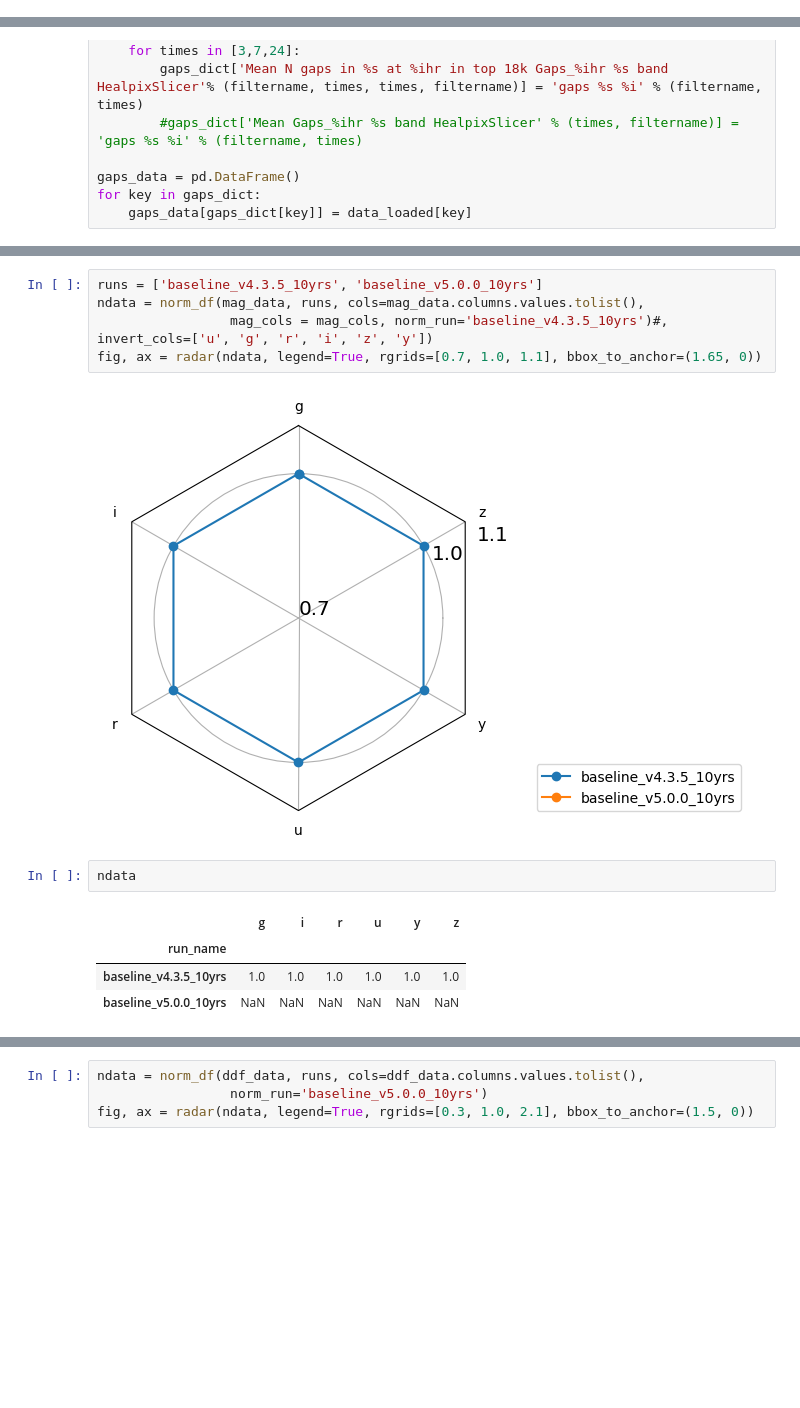
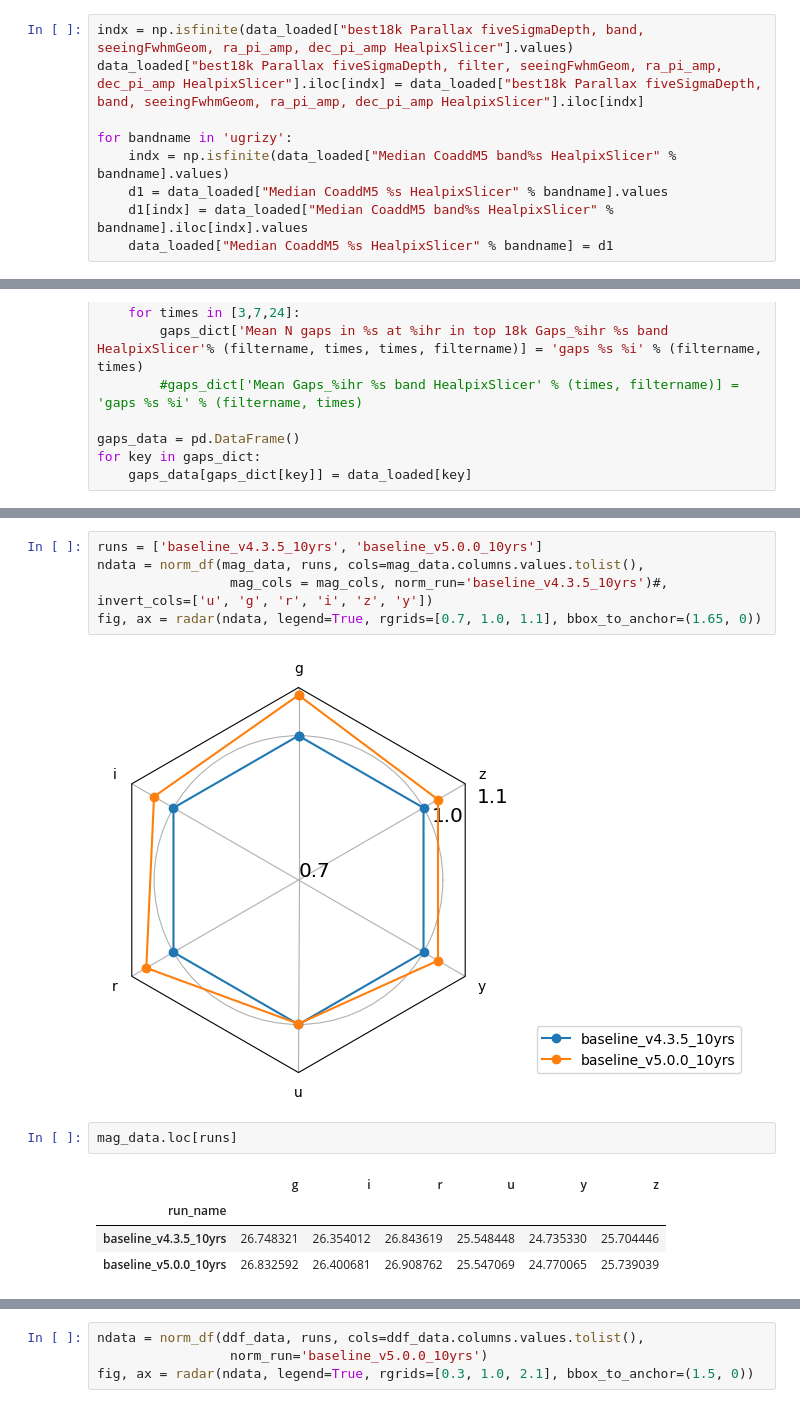
Before and after one commit to lsst-sims/sims_featureScheduler_runs5.0, a Jupyter notebook: maf/quick_look.ipynb, the cells around one changed output, grey strips where cells are left out. Cells and saved outputs as stored; diff of their text form; blank space fills up the shorter version.

```diff
--- a/maf/quick_look.ipynb
+++ b/maf/quick_look.ipynb
@@ -67,3 +67,12 @@ data_loaded = pd.read_hdf('summary.h5')
 data_loaded.shape
 # %% [output]
 (40, 206543)
+# %%
+indx = np.isfinite(data_loaded["best18k Parallax fiveSigmaDepth, band, seeingFwhmGeom, ra_pi_amp, dec_pi_amp HealpixSlicer"].values)
+data_loaded["best18k Parallax fiveSigmaDepth, filter, seeingFwhmGeom, ra_pi_amp, dec_pi_amp HealpixSlicer"].iloc[indx] = data_loaded["best18k Parallax fiveSigmaDepth, band, seeingFwhmGeom, ra_pi_amp, dec_pi_amp HealpixSlicer"].iloc[indx]
+
+for bandname in 'ugrizy':
+    indx = np.isfinite(data_loaded["Median CoaddM5 band%s HealpixSlicer" % bandname].values)
+    d1 = data_loaded["Median CoaddM5 %s HealpixSlicer" % bandname].values
+    d1[indx] = data_loaded["Median CoaddM5 band%s HealpixSlicer" % bandname].iloc[indx].values
+    data_loaded["Median CoaddM5 %s HealpixSlicer" % bandname] = d1
@@ -224,14 +284,14 @@ ndata = norm_df(mag_data, runs, cols=mag_data.columns.values.tolist(),
                  mag_cols = mag_cols, norm_run='baseline_v4.3.5_10yrs')#, invert_cols=['u', 'g', 'r', 'i', 'z', 'y'])
 fig, ax = radar(ndata, legend=True, rgrids=[0.7, 1.0, 1.1], bbox_to_anchor=(1.65, 0))
 # %% [output]
-[figure, old version]
+[figure, new version]
 # %%
-ndata
+mag_data.loc[runs]
 # %% [output]
 |  | g | i | r | u | y | z |
 | run_name |  |  |  |  |  |  |
-| baseline_v4.3.5_10yrs | 1.0 | 1.0 | 1.0 | 1.0 | 1.0 | 1.0 |
-| baseline_v5.0.0_10yrs | NaN | NaN | NaN | NaN | NaN | NaN |
+| baseline_v4.3.5_10yrs | 26.748321 | 26.354012 | 26.843619 | 25.548448 | 24.735330 | 25.704446 |
+| baseline_v5.0.0_10yrs | 26.832592 | 26.400681 | 26.908762 | 25.547069 | 24.770065 | 25.739039 |
 # %%
 ndata = norm_df(data, runs, cols=data.columns.values.tolist(),
                 invert_cols=invert_cols, mag_cols = mag_cols, norm_run='baseline_v4.3.5_10yrs')
```
Also changed, not shown: parts of 12 cells of this notebook.
